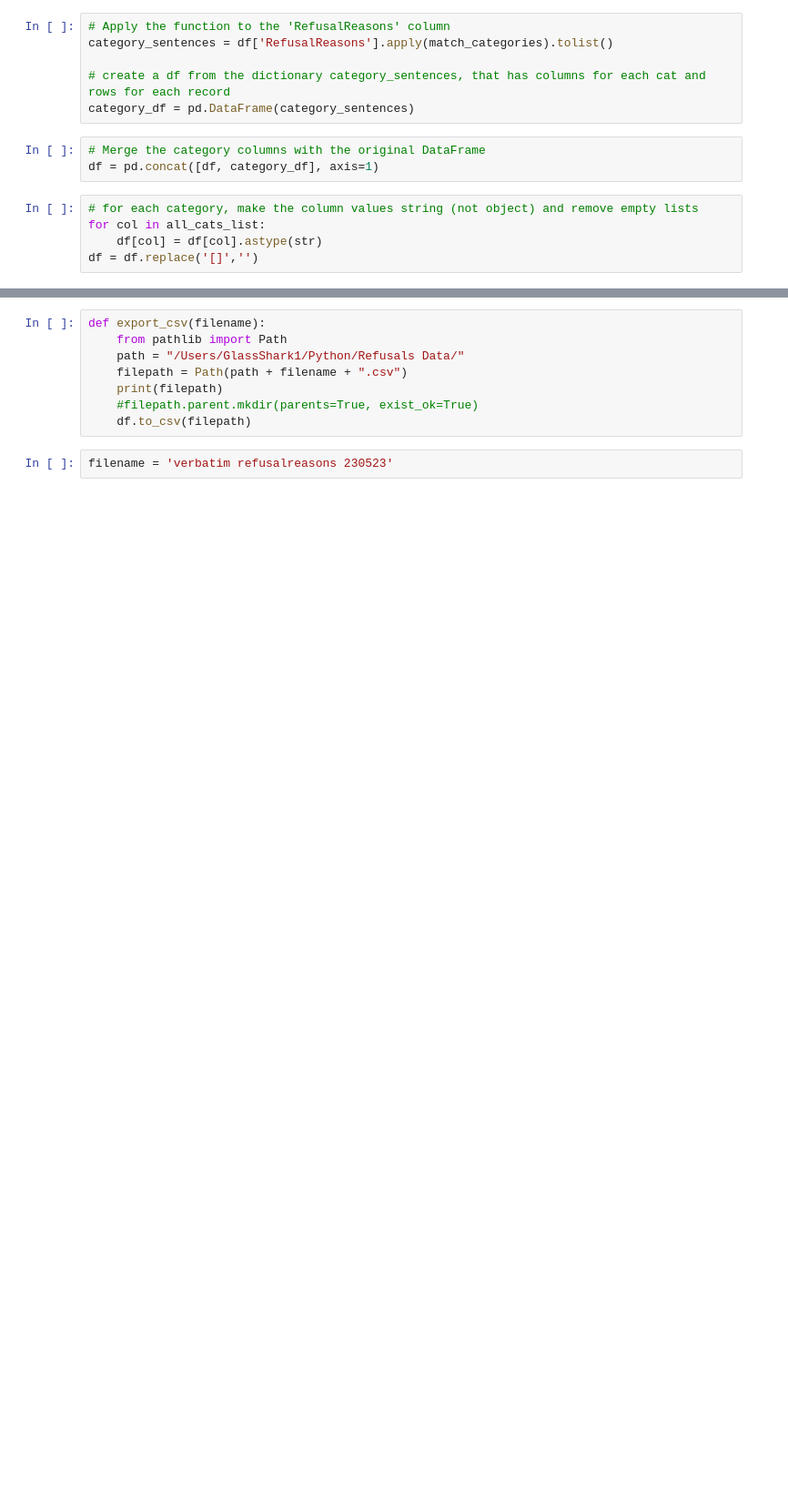
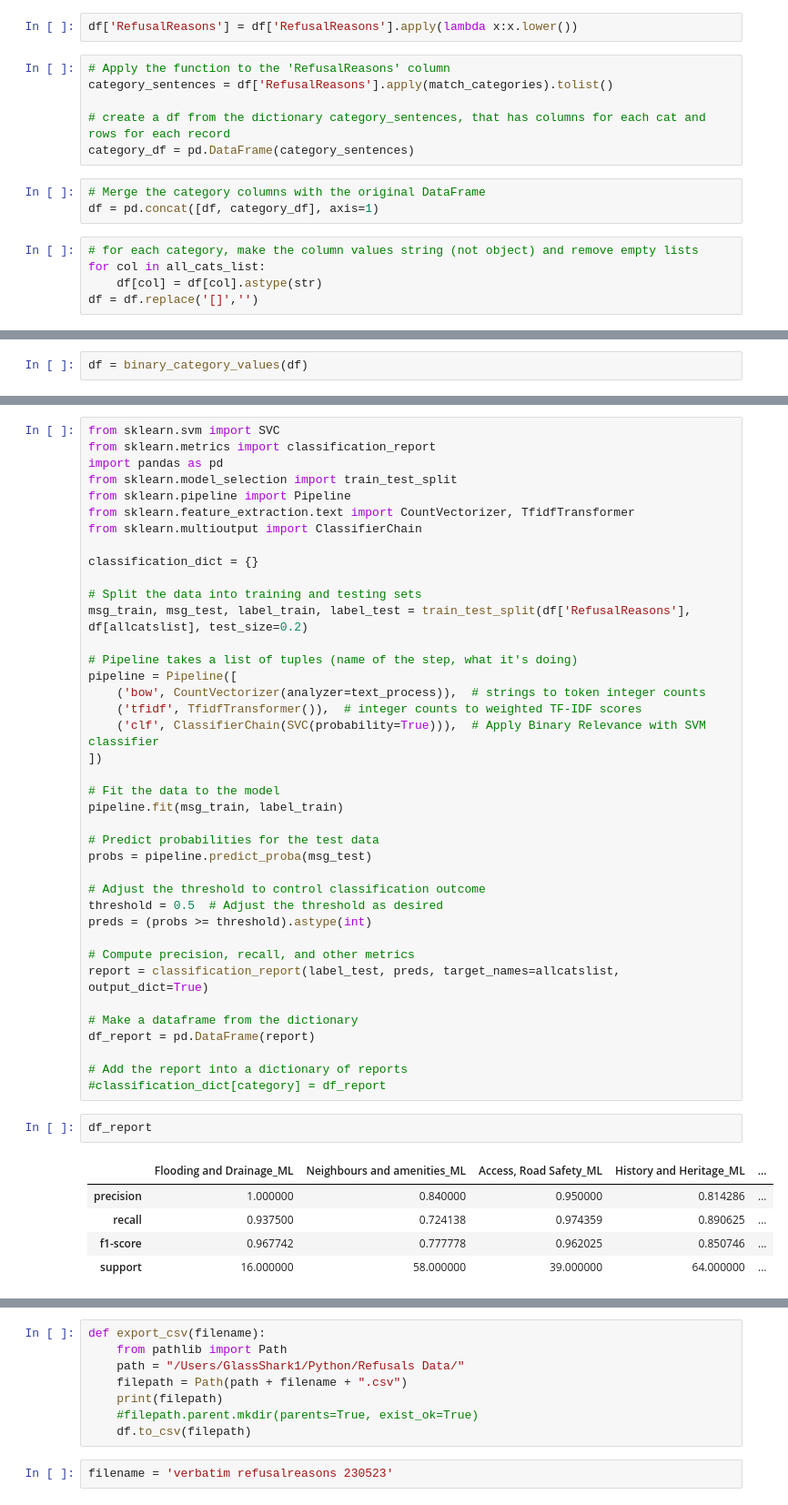
Before and after one commit to GlassShark1/Selenium-Planning, a Jupyter notebook: Spacy_refusal_rules.ipynb, the cells around one changed output, grey strips where cells are left out. Shown at 91% size. Saved outputs shown, nothing was run; the diff lists cells and outputs as text; blank space fills up the shorter version.

```diff
--- a/Spacy_refusal_rules.ipynb
+++ b/Spacy_refusal_rules.ipynb
@@ -232,3 +437,5 @@ def match_categories(text):
+# %%
+df['RefusalReasons'] = df['RefusalReasons'].apply(lambda x:x.lower())
 # %%
 # Apply the function to the 'RefusalReasons' column
 category_sentences = df['RefusalReasons'].apply(match_categories).tolist()
@@ -272,0 +545,2 @@ Landscape and Appearance
+# %%
+df = binary_category_values(df)
@@ -272,0 +563,47 @@ Landscape and Appearance
+# %%
+from sklearn.svm import SVC
+from sklearn.metrics import classification_report
+import pandas as pd
+from sklearn.model_selection import train_test_split
+from sklearn.pipeline import Pipeline
+from sklearn.feature_extraction.text import CountVectorizer, TfidfTransformer
+from sklearn.multioutput import ClassifierChain
+
+classification_dict = {}
+
+# Split the data into training and testing sets
+msg_train, msg_test, label_train, label_test = train_test_split(df['RefusalReasons'], df[allcatslist], test_size=0.2)
+
+# Pipeline takes a list of tuples (name of the step, what it's doing)
+pipeline = Pipeline([
+    ('bow', CountVectorizer(analyzer=text_process)),  # strings to token integer counts
+    ('tfidf', TfidfTransformer()),  # integer counts to weighted TF-IDF scores
+    ('clf', ClassifierChain(SVC(probability=True))),  # Apply Binary Relevance with SVM classifier
+])
+
+# Fit the data to the model
+pipeline.fit(msg_train, label_train)
+
+# Predict probabilities for the test data
+probs = pipeline.predict_proba(msg_test)
+
+# Adjust the threshold to control classification outcome
+threshold = 0.5  # Adjust the threshold as desired
+preds = (probs >= threshold).astype(int)
+
+# Compute precision, recall, and other metrics
+report = classification_report(label_test, preds, target_names=allcatslist, output_dict=True)
+
+# Make a dataframe from the dictionary
+df_report = pd.DataFrame(report)
+
+# Add the report into a dictionary of reports
+#classification_dict[category] = df_report
+# %%
+df_report
+# %% [output]
+|  | Flooding and Drainage_ML | Neighbours and amenities_ML | Access, Road Safety_ML | History and Heritage_ML | ... |
+| precision | 1.000000 | 0.840000 | 0.950000 | 0.814286 | ... |
+| recall | 0.937500 | 0.724138 | 0.974359 | 0.890625 | ... |
+| f1-score | 0.967742 | 0.777778 | 0.962025 | 0.850746 | ... |
+| support | 16.000000 | 58.000000 | 39.000000 | 64.000000 | ... |
```
Also changed, not shown: parts of 39 cells of this notebook.
